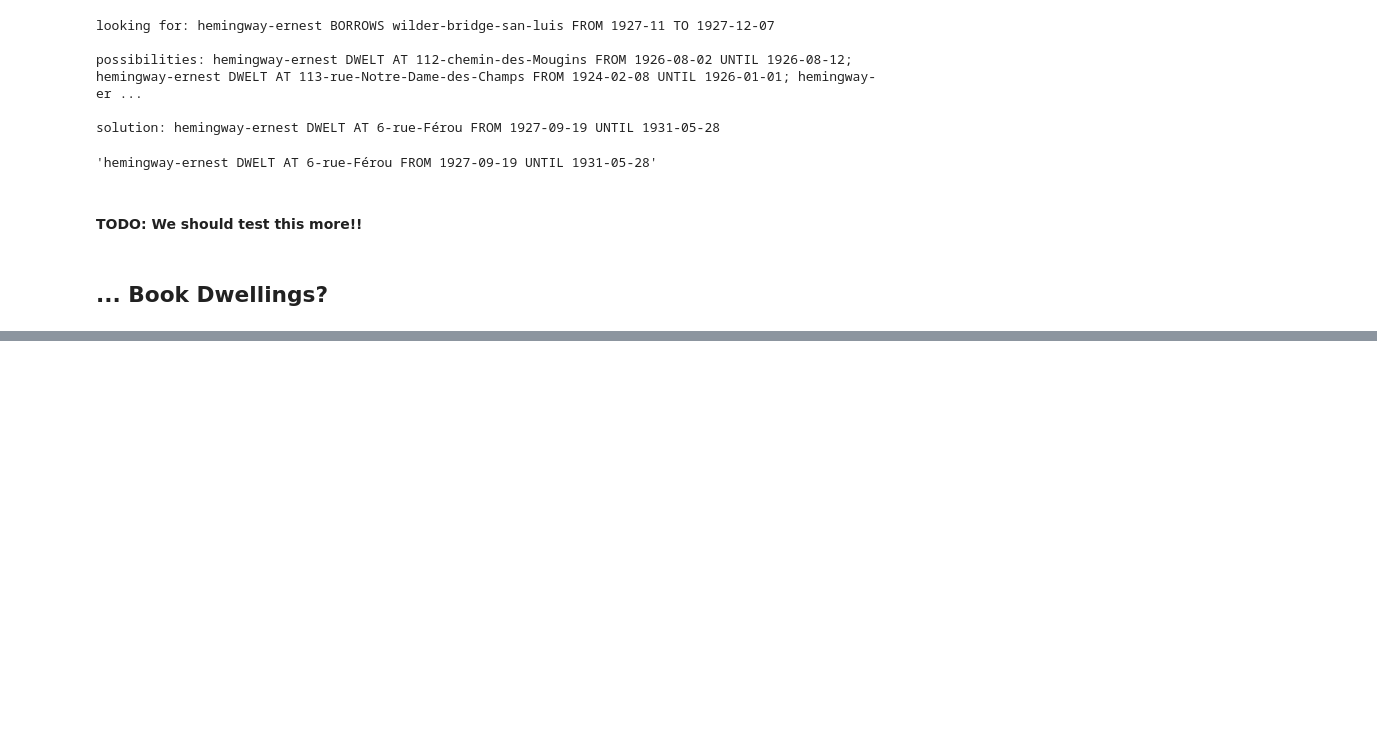
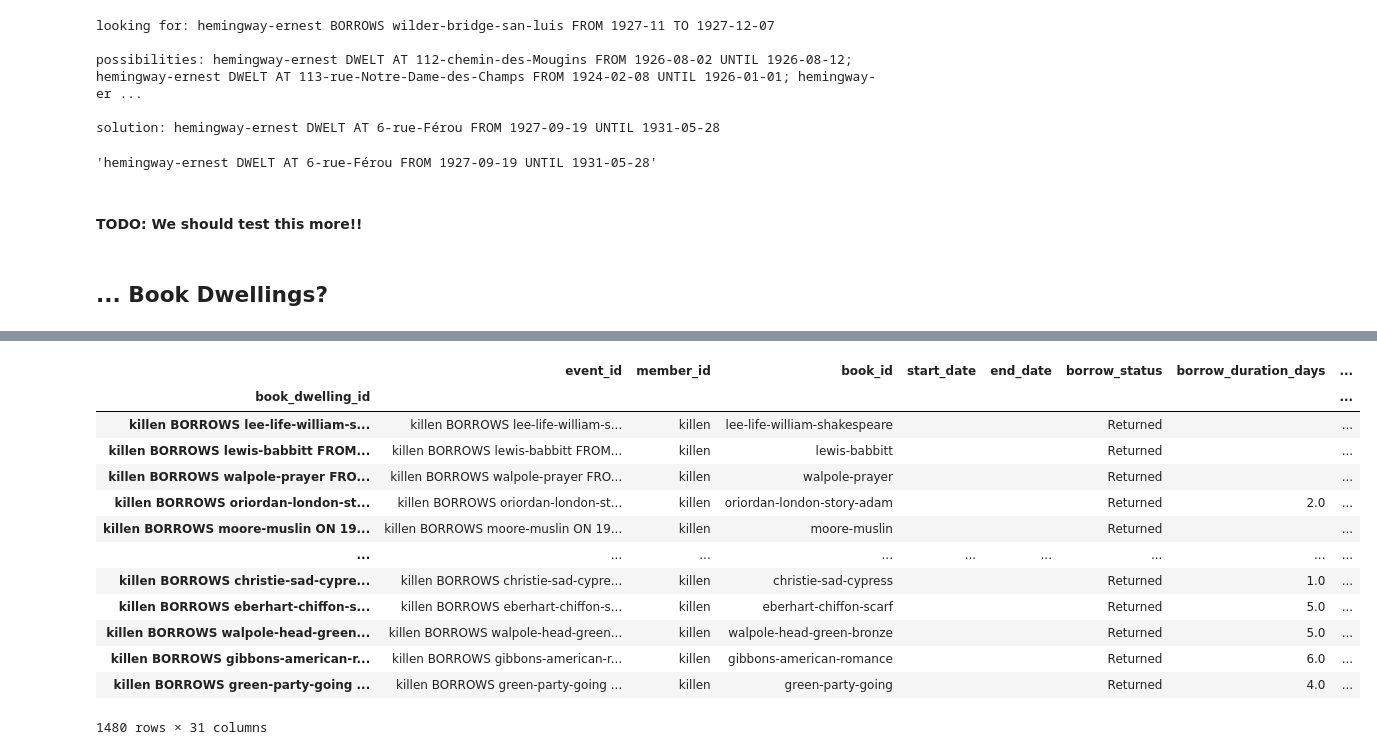
Before and after one commit to Princeton-CDH/geotaste, a Jupyter notebook: notebooks/2023-04-05. Adding location data.ipynb, the cells around one changed output, grey strips where cells are left out. Cells and saved outputs as stored; diff of their text form; code cells hidden in the pictures; blank space fills up the shorter version.

```diff
--- a/notebooks/2023-04-05. Adding location data.ipynb
+++ b/notebooks/2023-04-05. Adding location data.ipynb
@@ -268,0 +353,17 @@ get_book_dwellings_df()
+# %%
+df_book_dwellings_all[df_book_dwellings_all.country_id==16]
+# %% [output]
+|  | event_id | member_id | book_id | start_date | end_date | borrow_status | borrow_duration_days | ... |
+| book_dwelling_id |  |  |  |  |  |  |  | ... |
+| killen BORROWS lee-life-william-s... | killen BORROWS lee-life-william-s... | killen | lee-life-william-shakespeare |  |  | Returned |  | ... |
+| killen BORROWS lewis-babbitt FROM... | killen BORROWS lewis-babbitt FROM... | killen | lewis-babbitt |  |  | Returned |  | ... |
+| killen BORROWS walpole-prayer FRO... | killen BORROWS walpole-prayer FRO... | killen | walpole-prayer |  |  | Returned |  | ... |
+| killen BORROWS oriordan-london-st... | killen BORROWS oriordan-london-st... | killen | oriordan-london-story-adam |  |  | Returned | 2.0 | ... |
+| killen BORROWS moore-muslin ON 19... | killen BORROWS moore-muslin ON 19... | killen | moore-muslin |  |  | Returned |  | ... |
+| ... | ... | ... | ... | ... | ... | ... | ... | ... |
+| killen BORROWS christie-sad-cypre... | killen BORROWS christie-sad-cypre... | killen | christie-sad-cypress |  |  | Returned | 1.0 | ... |
+| killen BORROWS eberhart-chiffon-s... | killen BORROWS eberhart-chiffon-s... | killen | eberhart-chiffon-scarf |  |  | Returned | 5.0 | ... |
+| killen BORROWS walpole-head-green... | killen BORROWS walpole-head-green... | killen | walpole-head-green-bronze |  |  | Returned | 5.0 | ... |
+| killen BORROWS gibbons-american-r... | killen BORROWS gibbons-american-r... | killen | gibbons-american-romance |  |  | Returned | 6.0 | ... |
+| killen BORROWS green-party-going ... | killen BORROWS green-party-going ... | killen | green-party-going |  |  | Returned | 4.0 | ... |
+1480 rows × 31 columns
```
Also changed, not shown: parts of 24 cells of this notebook, 1 other file.
